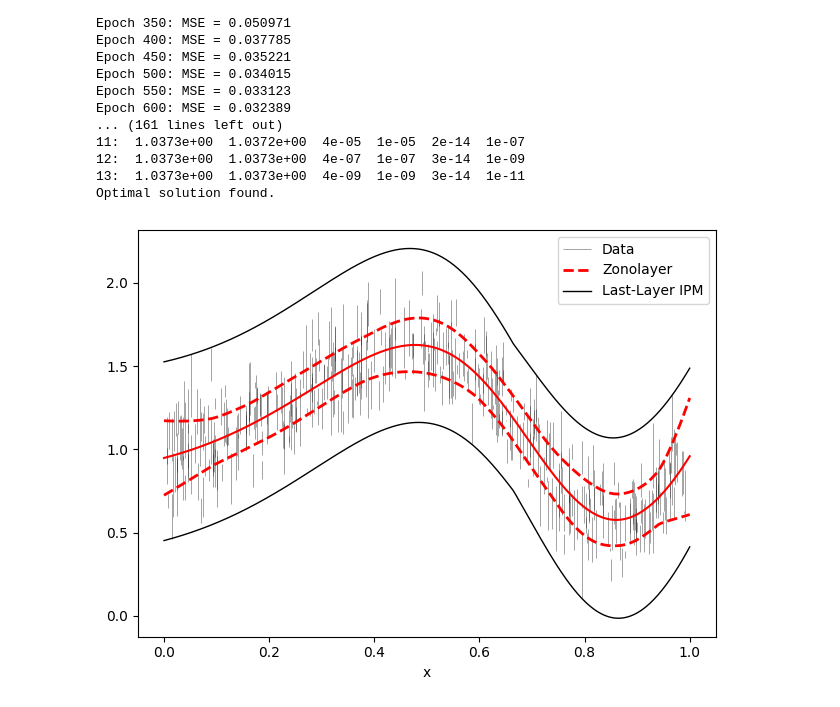
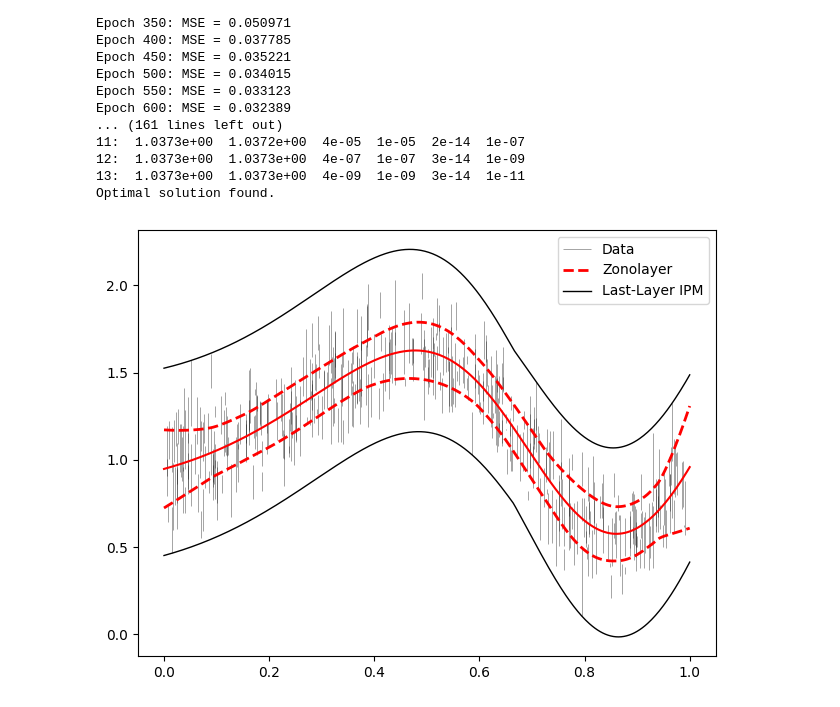
Before and after one commit to MattCodes03/Zonotopic-representations-of-imprecision-in-interval-valued-regression, a Jupyter notebook: Neural Network Regression/IPM.ipynb, the cells around one changed output. Cells and saved outputs as stored; diff of their text form; code cells hidden in the pictures.

```diff
--- a/Neural Network Regression/IPM.ipynb
+++ b/Neural Network Regression/IPM.ipynb
@@ -106,32 +106,31 @@ yu_zl = zonolayer["y_upper"]
 midpoint_model = zonolayer["midpoint"]
 
 plt.figure()
 
 x_plot = x_grid.squeeze()
 sorted_idx = np.argsort(x_plot)
 
 # x_data = x[sorted_idx].squeeze()
 y_lower_data = y_lower[sorted_idx].squeeze()
 y_upper_data = y_upper[sorted_idx].squeeze()
 
 plt.vlines(x, y_lower_data, y_upper_data,
            color='black', alpha=0.5, linewidth=0.5, label='Data')
 
 # Zonotope
 plt.plot(x_plot, yl_zl, 'r--', lw=2, label='Zonolayer')
 plt.plot(x_plot, yu_zl, 'r--', lw=2)
 
 # IPM
 plt.plot(x_plot, ipm_lower, 'black', lw=1, label='Last-Layer IPM')
 plt.plot(x_plot, ipm_upper, 'black', lw=1)
 
 plt.plot(x_plot, midpoint_model, 'r-', lw=1.5)
 
-plt.xlabel("x")
 plt.legend()
 plt.tight_layout()
 
 plt.savefig("LastLayerIPM.pdf", bbox_inches="tight")
 plt.show()
 # %% [output]
-[figure, old version]
+[figure, new version]
```
Also changed, not shown: 6 other files.
